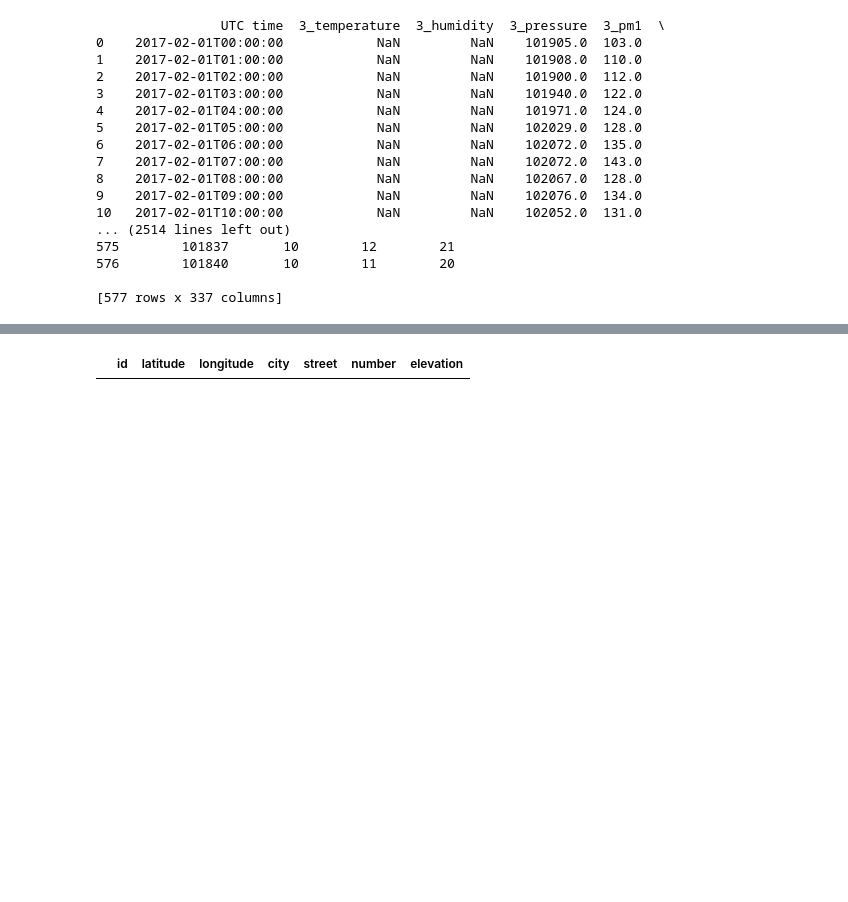
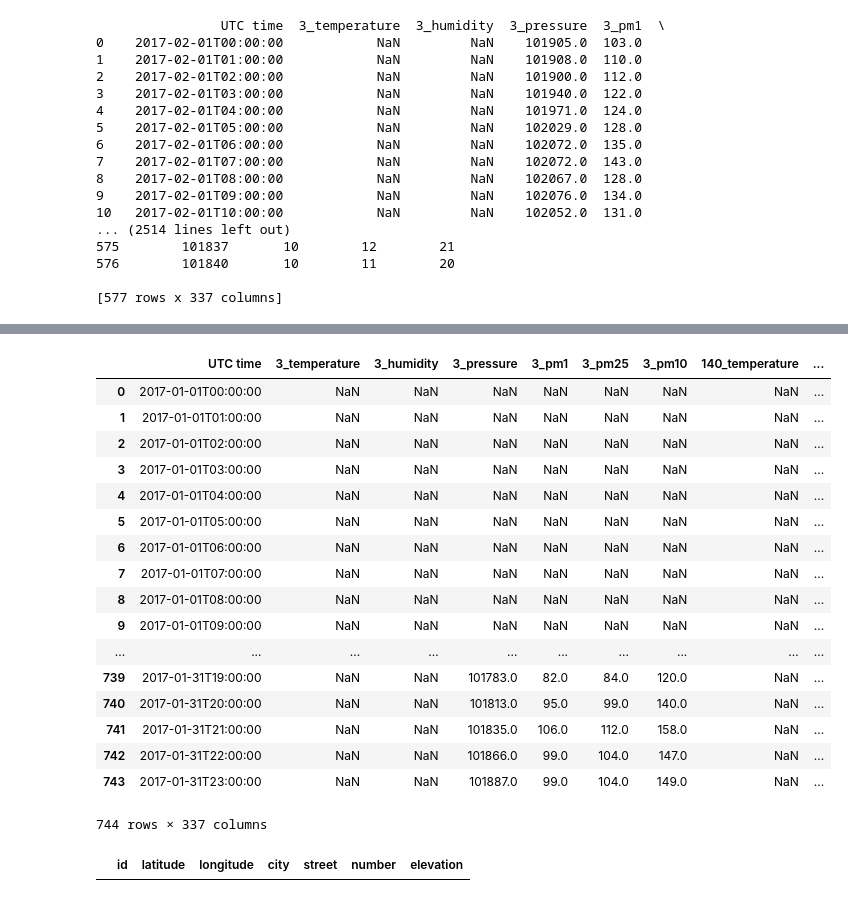
Before and after one commit to oswinoswin/airly_project, a Jupyter notebook: data_analysis.ipynb, the cells around one changed output, grey strips where cells are left out. Cells and saved outputs as stored; diff of their text form; code cells hidden in the pictures; blank space fills up the shorter version.

```diff
--- a/data_analysis.ipynb
+++ b/data_analysis.ipynb
@@ -183,3 +178,24 @@ def get_data_for_location_number(num):
+# %%
+airly_data
+# %% [output]
+|  | UTC time | 3_temperature | 3_humidity | 3_pressure | 3_pm1 | 3_pm25 | 3_pm10 | 140_temperature | ... |
+| 0 | 2017-01-01T00:00:00 | NaN | NaN | NaN | NaN | NaN | NaN | NaN | ... |
+| 1 | 2017-01-01T01:00:00 | NaN | NaN | NaN | NaN | NaN | NaN | NaN | ... |
+| 2 | 2017-01-01T02:00:00 | NaN | NaN | NaN | NaN | NaN | NaN | NaN | ... |
+| 3 | 2017-01-01T03:00:00 | NaN | NaN | NaN | NaN | NaN | NaN | NaN | ... |
+| 4 | 2017-01-01T04:00:00 | NaN | NaN | NaN | NaN | NaN | NaN | NaN | ... |
+| 5 | 2017-01-01T05:00:00 | NaN | NaN | NaN | NaN | NaN | NaN | NaN | ... |
+| 6 | 2017-01-01T06:00:00 | NaN | NaN | NaN | NaN | NaN | NaN | NaN | ... |
+| 7 | 2017-01-01T07:00:00 | NaN | NaN | NaN | NaN | NaN | NaN | NaN | ... |
+| 8 | 2017-01-01T08:00:00 | NaN | NaN | NaN | NaN | NaN | NaN | NaN | ... |
+| 9 | 2017-01-01T09:00:00 | NaN | NaN | NaN | NaN | NaN | NaN | NaN | ... |
+| ... | ... | ... | ... | ... | ... | ... | ... | ... | ... |
+| 739 | 2017-01-31T19:00:00 | NaN | NaN | 101783.0 | 82.0 | 84.0 | 120.0 | NaN | ... |
+| 740 | 2017-01-31T20:00:00 | NaN | NaN | 101813.0 | 95.0 | 99.0 | 140.0 | NaN | ... |
+| 741 | 2017-01-31T21:00:00 | NaN | NaN | 101835.0 | 106.0 | 112.0 | 158.0 | NaN | ... |
+| 742 | 2017-01-31T22:00:00 | NaN | NaN | 101866.0 | 99.0 | 104.0 | 147.0 | NaN | ... |
+| 743 | 2017-01-31T23:00:00 | NaN | NaN | 101887.0 | 99.0 | 104.0 | 149.0 | NaN | ... |
+744 rows × 337 columns
 # %%
 loc3 = get_data_for_location_number('3')
 # %%
```
Also changed, not shown: parts of 14 cells of this notebook.
